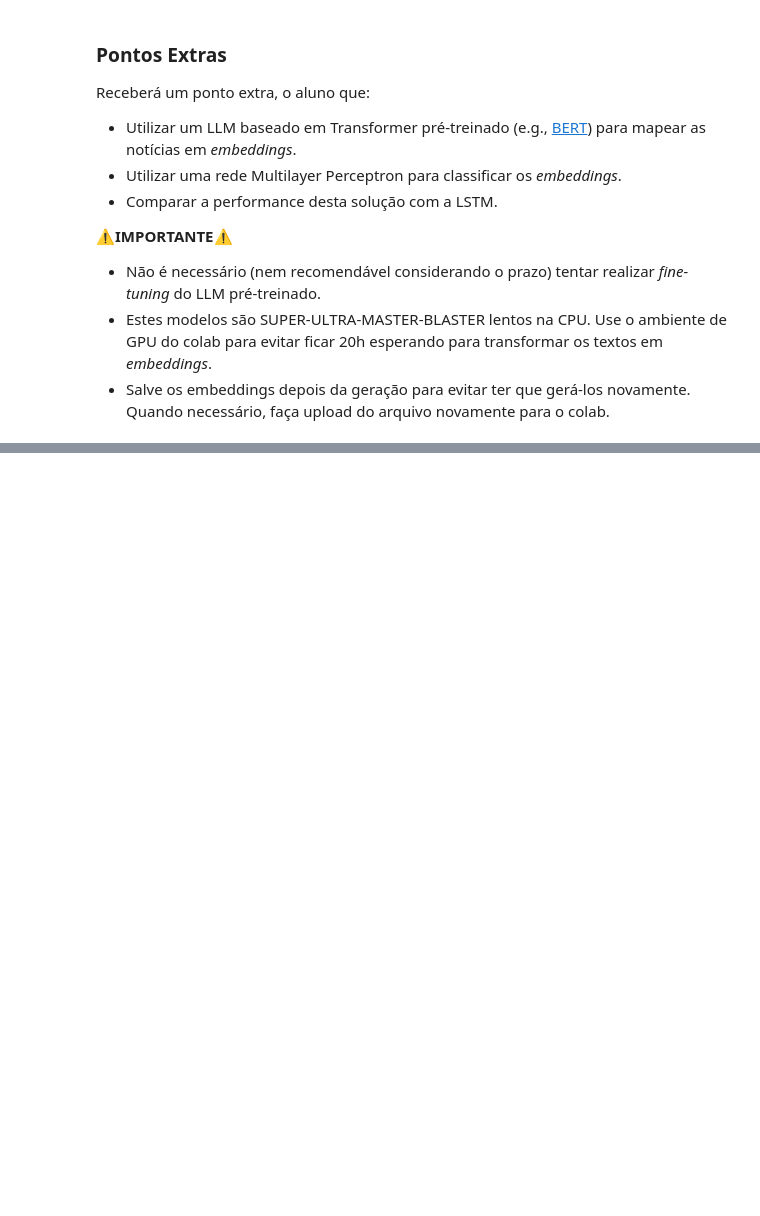
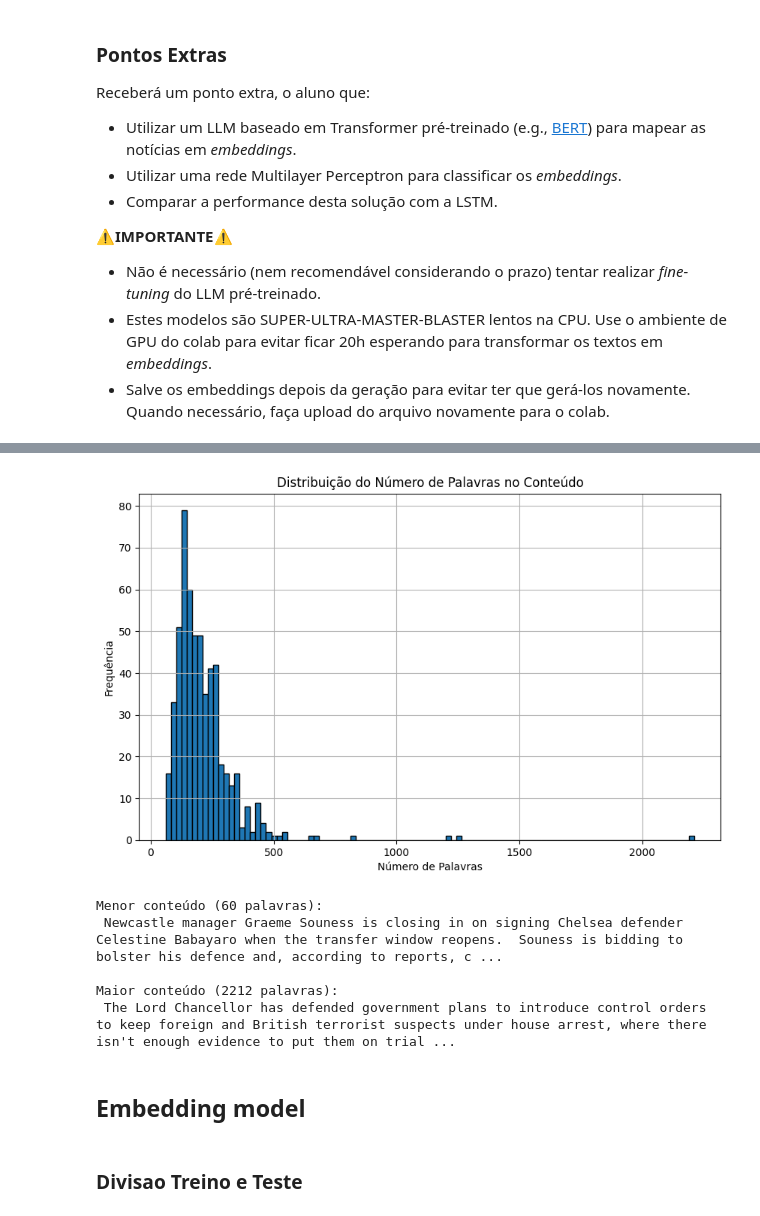
Before and after one commit to LuisEduardoF/RedesNeurais_202501, a Jupyter notebook: T3_lstm.ipynb, the cells around one changed output, grey strips where cells are left out. Saved outputs shown, nothing was run; the diff lists cells and outputs as text; code cells hidden in the pictures; blank space fills up the shorter version.

```diff
--- a/T3_lstm.ipynb
+++ b/T3_lstm.ipynb
@@ -127,0 +175,37 @@ print(f"Tamanho do vocabulário: {len(vocab)}")
+# %%
+import matplotlib.pyplot as plt
+
+# Calcula o número de palavras em cada conteúdo
+bbc_df['word_count'] = bbc_df['tokens'].apply(len)
+
+# Gera o histograma do número de palavras
+plt.figure(figsize=(10, 6))
+plt.hist(bbc_df['word_count'], bins=100, edgecolor='black')
+plt.title('Distribuição do Número de Palavras no Conteúdo')
+plt.xlabel('Número de Palavras')
+plt.ylabel('Frequência')
+plt.grid(True)
+plt.show()
+
+# Encontra o índice do menor e maior conteúdo
+min_len_index = bbc_df['word_count'].idxmin()
+max_len_index = bbc_df['word_count'].idxmax()
+
+# Mostra o menor conteúdo
+print("\nMenor conteúdo ({} palavras):".format(bbc_df.loc[min_len_index, 'word_count']))
+print(bbc_df.loc[min_len_index, 'content'])
+
+# Mostra o maior conteúdo
+print("\nMaior conteúdo ({} palavras):".format(bbc_df.loc[max_len_index, 'word_count']))
+print(bbc_df.loc[max_len_index, 'content'])
+# %% [output]
+[figure, added]
+Menor conteúdo (60 palavras):
+ Newcastle manager Graeme Souness is closing in on signing Chelsea defender Celestine Babayaro when the transfer window reopens.  Souness is bidding to bolster his defence and, according to reports, c ...
+
+Maior conteúdo (2212 palavras):
+ The Lord Chancellor has defended government plans to introduce control orders to keep foreign and British terrorist suspects under house arrest, where there isn't enough evidence to put them on trial ...
+# %% [markdown]
+## Embedding model
+# %% [markdown]
+### Divisao Treino e Teste
```
Also changed, not shown: parts of 16 cells of this notebook.
